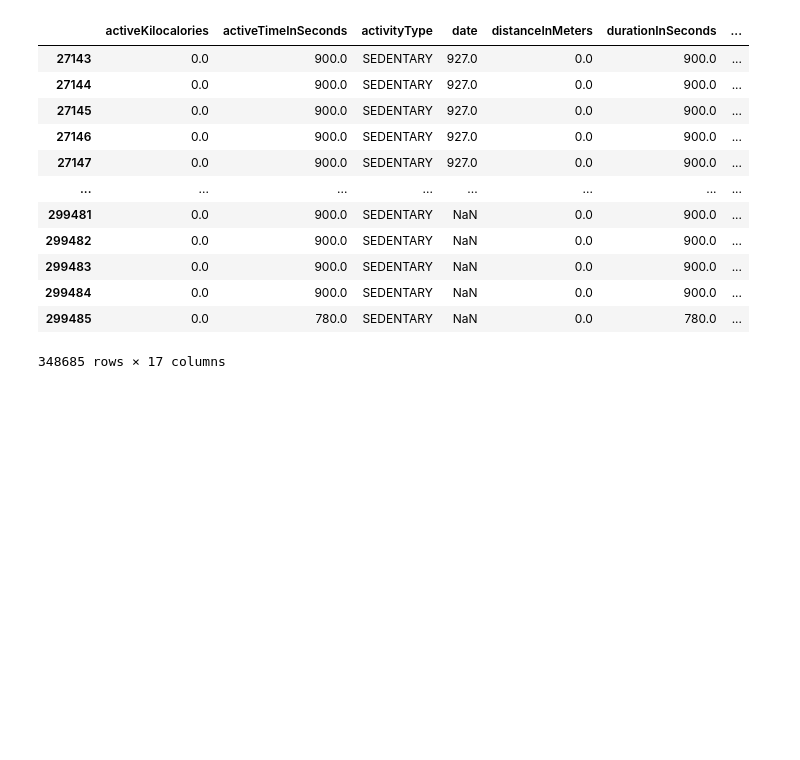
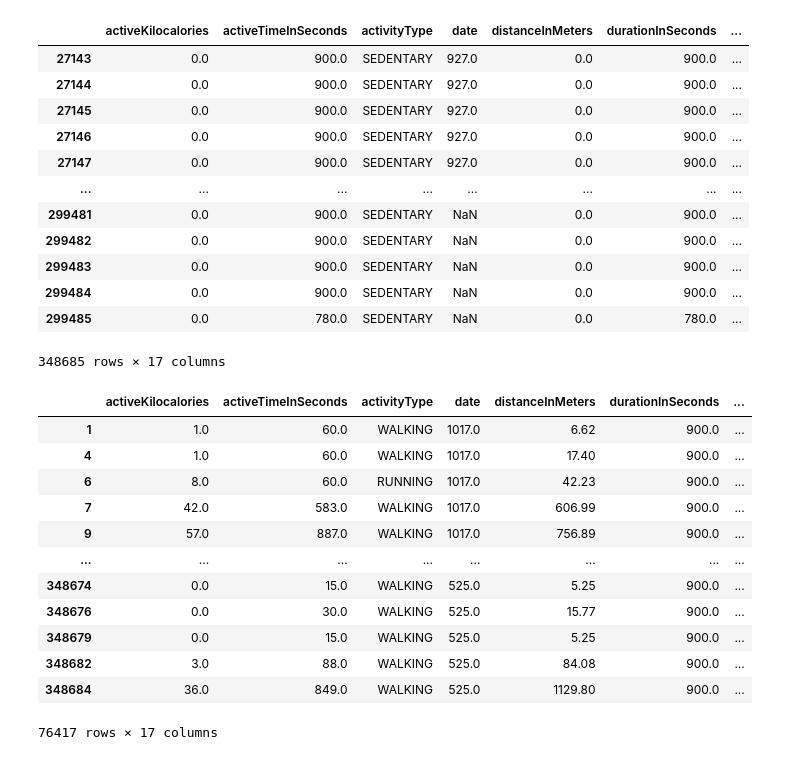
Before and after one commit to im-poster/-, a Jupyter notebook: 巨資期末.ipynb, the cells around one changed output. Saved outputs shown, nothing was run; the diff lists cells and outputs as text; code cells hidden in the pictures; blank space fills up the shorter version.

```diff
--- a/巨資期末.ipynb
+++ b/巨資期末.ipynb
@@ -115,3 +123,20 @@ epochs.sort_values(by=['new_id','date_new'])
 | 299484 | 0.0 | 900.0 | SEDENTARY | NaN | 0.0 | 900.0 | ... |
 | 299485 | 0.0 | 780.0 | SEDENTARY | NaN | 0.0 | 780.0 | ... |
 348685 rows × 17 columns
+# %%
+epochs=epochs[(epochs["activityType"]=="WALKING")|(epochs["activityType"]=="RUNNING")]
+epochs
+# %% [output]
+|  | activeKilocalories | activeTimeInSeconds | activityType | date | distanceInMeters | durationInSeconds | ... |
+| 1 | 1.0 | 60.0 | WALKING | 1017.0 | 6.62 | 900.0 | ... |
+| 4 | 1.0 | 60.0 | WALKING | 1017.0 | 17.40 | 900.0 | ... |
+| 6 | 8.0 | 60.0 | RUNNING | 1017.0 | 42.23 | 900.0 | ... |
+| 7 | 42.0 | 583.0 | WALKING | 1017.0 | 606.99 | 900.0 | ... |
+| 9 | 57.0 | 887.0 | WALKING | 1017.0 | 756.89 | 900.0 | ... |
+| ... | ... | ... | ... | ... | ... | ... | ... |
+| 348674 | 0.0 | 15.0 | WALKING | 525.0 | 5.25 | 900.0 | ... |
+| 348676 | 0.0 | 30.0 | WALKING | 525.0 | 15.77 | 900.0 | ... |
+| 348679 | 0.0 | 15.0 | WALKING | 525.0 | 5.25 | 900.0 | ... |
+| 348682 | 3.0 | 88.0 | WALKING | 525.0 | 84.08 | 900.0 | ... |
+| 348684 | 36.0 | 849.0 | WALKING | 525.0 | 1129.80 | 900.0 | ... |
+76417 rows × 17 columns
```
Also changed, not shown: parts of 5 cells of this notebook.
